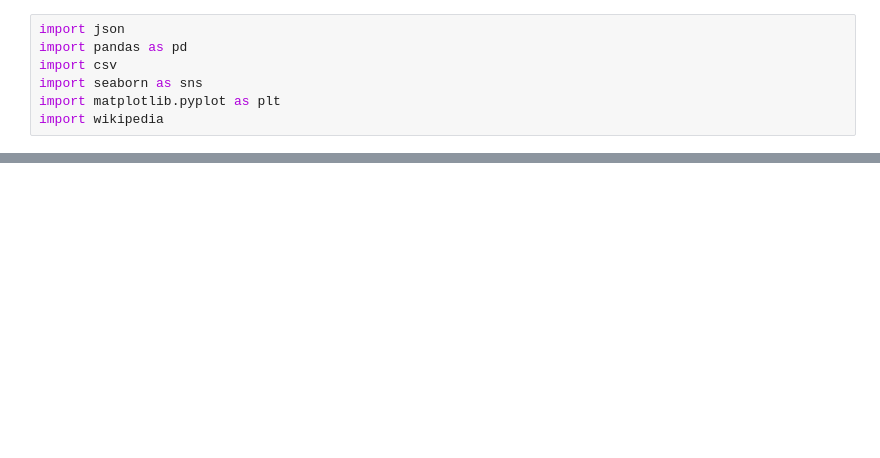
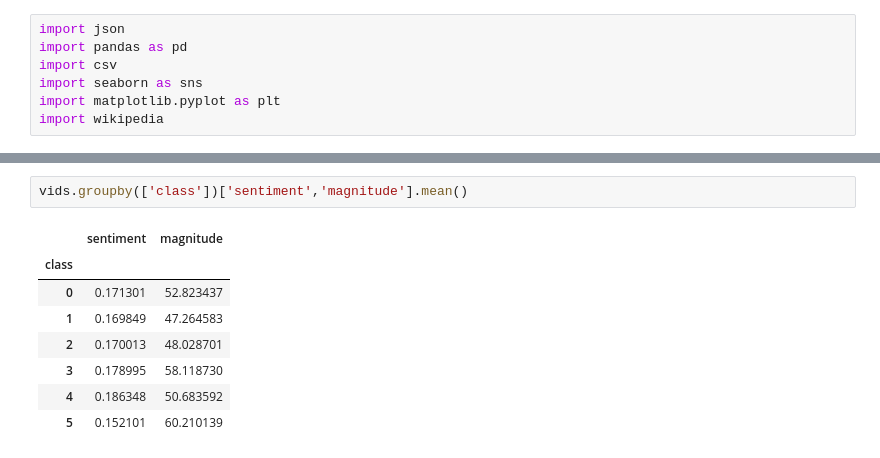
Before and after one commit to snc-89/sentiment_analysis_notebook, a Jupyter notebook: dataSentiments.ipynb, the cells around one changed output, grey strips where cells are left out. Saved outputs shown, nothing was run; the diff lists cells and outputs as text; blank space fills up the shorter version.

```diff
--- a/dataSentiments.ipynb
+++ b/dataSentiments.ipynb
@@ -33,0 +56,11 @@ vids.drop(['Unnamed: 0','Unnamed: 0.1'],axis=1)
+# %%
+vids.groupby(['class'])['sentiment','magnitude'].mean()
+# %% [output]
+|  | sentiment | magnitude |
+| class |  |  |
+| 0 | 0.171301 | 52.823437 |
+| 1 | 0.169849 | 47.264583 |
+| 2 | 0.170013 | 48.028701 |
+| 3 | 0.178995 | 58.118730 |
+| 4 | 0.186348 | 50.683592 |
+| 5 | 0.152101 | 60.210139 |
```
Also changed, not shown: parts of 10 cells of this notebook, 2 other files.
